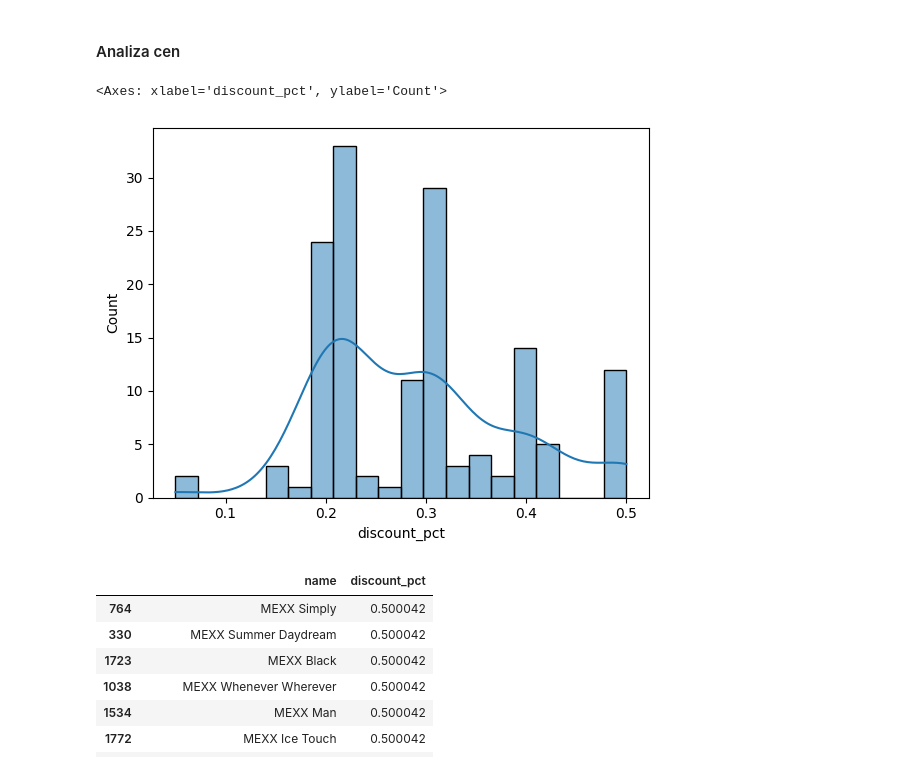
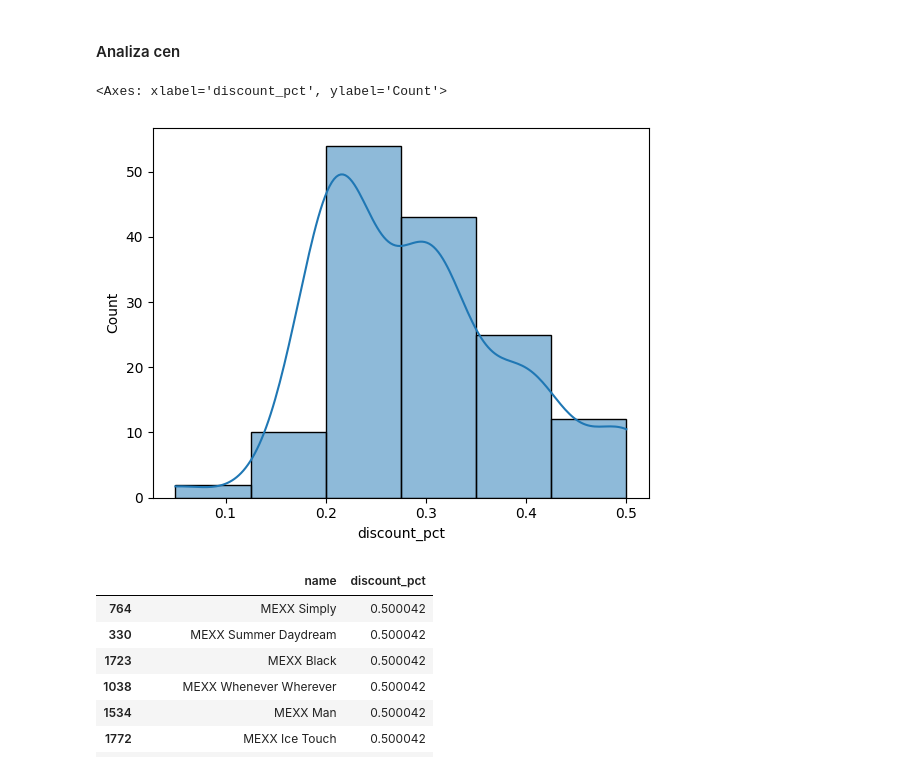
Before and after one commit to pjanapl/portfolio, a Jupyter notebook: rossmann/notebooks/eda.ipynb, the cells around one changed output. Saved outputs shown, nothing was run; the diff lists cells and outputs as text; code cells hidden in the pictures.

```diff
--- a/rossmann/notebooks/eda.ipynb
+++ b/rossmann/notebooks/eda.ipynb
@@ -298,7 +282,7 @@ memory usage: 635.8+ KB
 # %% [markdown]
 #### Pozbycie się kolumny cat_5 (nie zawiera wartości)
 # %%
-df = df.drop(columns = ['cat_5'])
+#df = df.drop(columns = ['cat_5'])
 df.info()
 # %% [output]
 <class 'pandas.core.frame.DataFrame'>
@@ -358,10 +342,10 @@ for col in numeric_columns:
 # %%
 df['discount_pct'] = 1 - (df['current_price_pln'] / df['regular_price_pln'])
 # Rozkład zniżek
-sns.histplot(df['discount_pct'].dropna(), bins = 20, kde = True)
+sns.histplot(df['discount_pct'].dropna(), bins = 6, kde = True)
 # %% [output]
 <Axes: xlabel='discount_pct', ylabel='Count'>
-[figure, old version]
+[figure, new version]
 # %%
 # Najwyższe przeceny
 top_discounts = df.sort_values('discount_pct', ascending = False).head(20)
```
Also changed, not shown: parts of 7 cells of this notebook.
